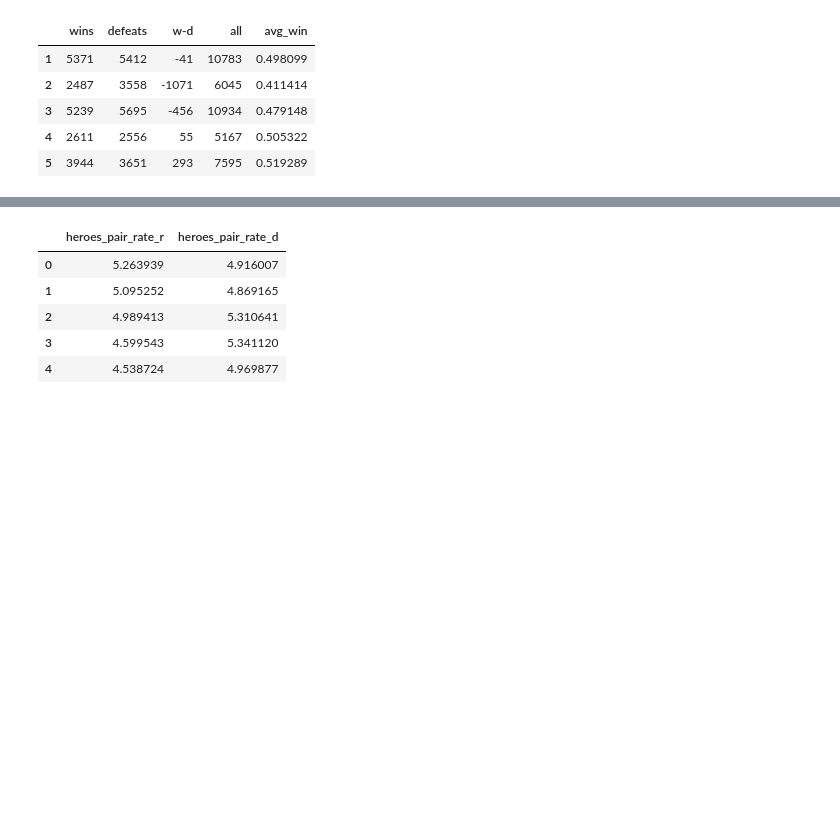
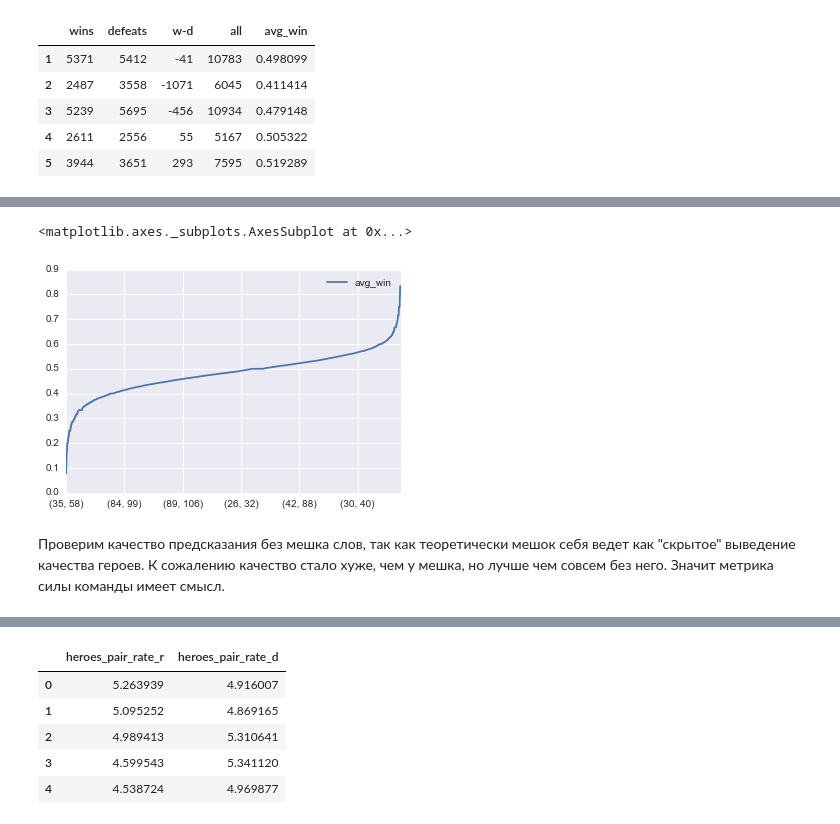
Before and after one commit to senior-sigan/coursera-vvedenie-mashinnoe-obuchenie, a Jupyter notebook: week7/dota2.ipynb, the cells around one changed output, grey strips where cells are left out. Cells and saved outputs as stored; diff of their text form; code cells hidden in the pictures; blank space fills up the shorter version.

```diff
--- a/week7/dota2.ipynb
+++ b/week7/dota2.ipynb
@@ -396,3 +423,8 @@ heroesPairs.sort_index().head(20)
+# %%
+heroesPairs.sort_values(['avg_win']).filter(['avg_win']).plot()
+# %% [output]
+<matplotlib.axes._subplots.AxesSubplot at 0x...>
+[figure, added]
 # %%
 def prepareHeroes(data, heroes):
     df = pd.DataFrame()
@@ -408,6 +440,8 @@ def prepareHeroes(data, heroes):
 X_rated = prepareHeroes(train, heroes)
 # %%
 X_rated_test = prepareHeroes(X_test, heroes)
+# %% [markdown]
+Проверим качество предсказания без мешка слов, так как теоретически мешок себя ведет как "скрытое" выведение качества героев. К сожалению качество стало хуже, чем у мешка, но лучше чем совсем без него. Значит метрика силы команды имеет смысл.
 # %%
 superX = pd.concat([X_rated, prepareData(X)], axis=1)
 superX_test = pd.concat([X_rated_test, prepareData(X_test)], axis=1)
```
Also changed, not shown: parts of 31 cells of this notebook, 2 other files.
